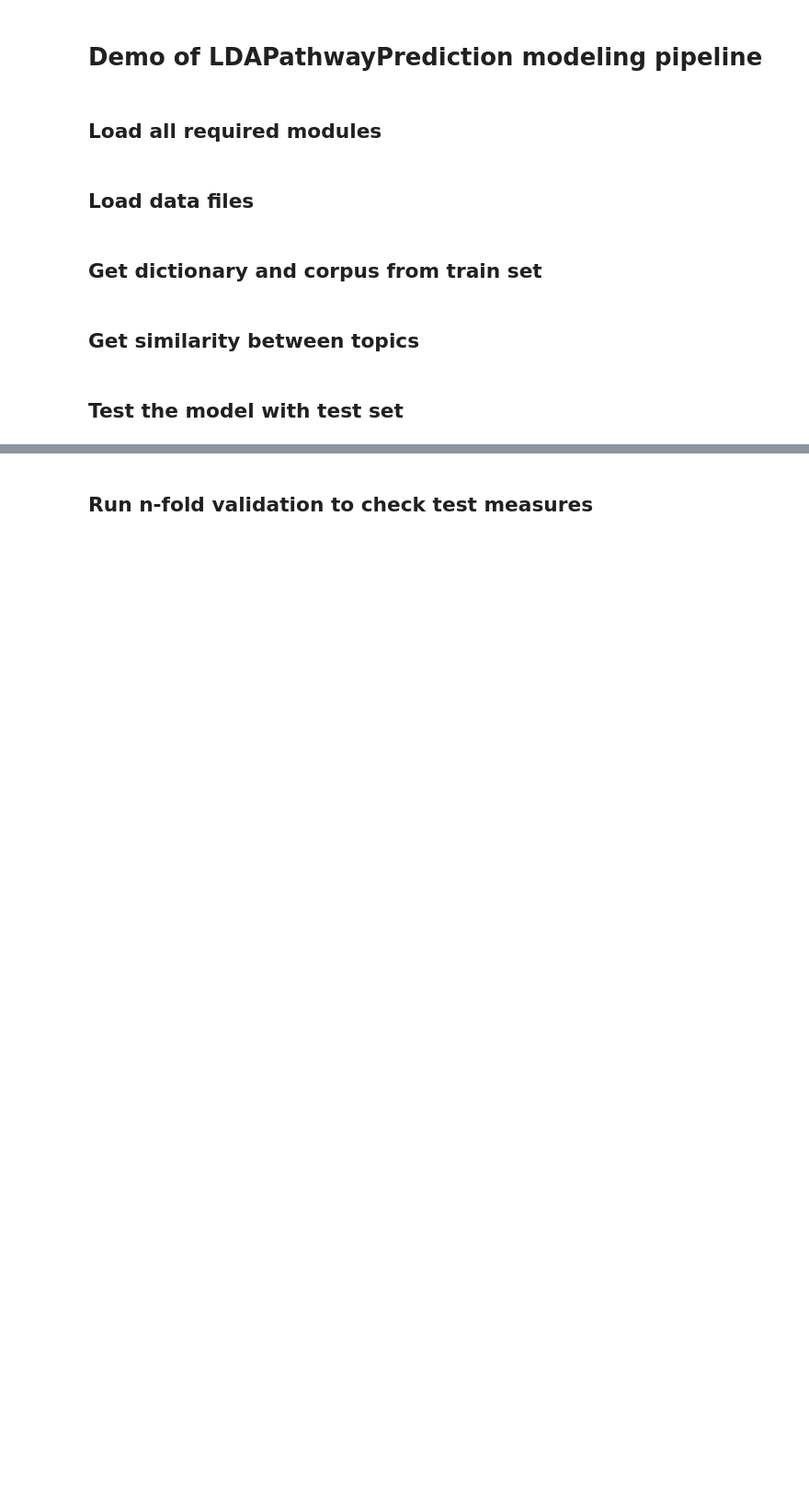
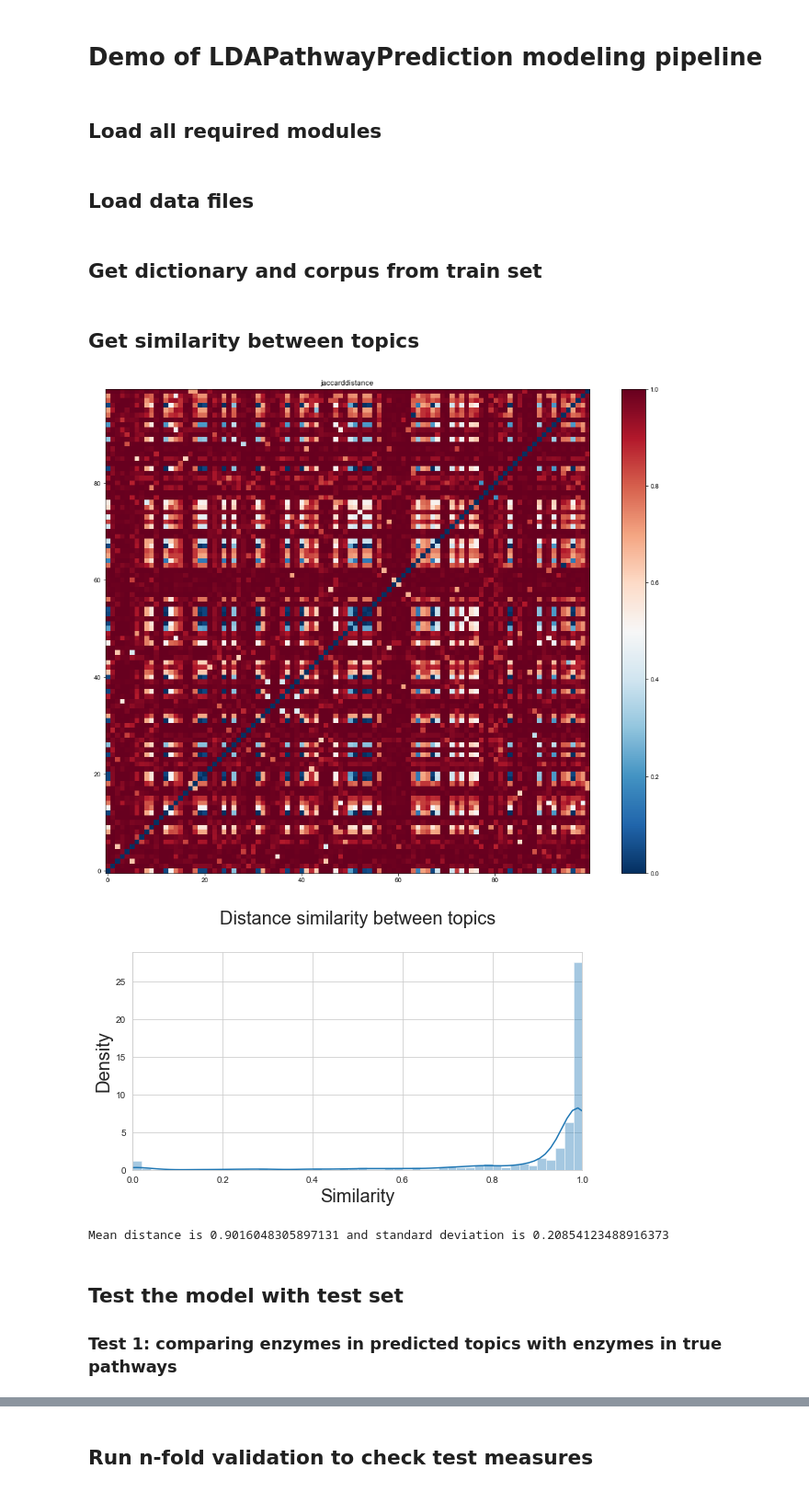
Before and after one commit to saijananiganesan/LDAPathwayPrediction, a Jupyter notebook: src/pyext/Play.ipynb, the cells around one changed output, grey strips where cells are left out. Shown: that part at 92% size. Cells and saved outputs as stored; diff of their text form; code cells hidden in the pictures; blank space fills up the shorter version.

```diff
--- a/src/pyext/Play.ipynb
+++ b/src/pyext/Play.ipynb
@@ -22,9 +22,15 @@ model=Model().MyLDA(corpus,dictionary,num_topics=100,random_state=250,passes=100
 # %% [markdown]
 ## Get similarity between topics
 # %%
-distance_list=Validation().get_topic_similarity(topics=150,model=model,distance='jaccard')
+distance_list=Validation().get_topic_similarity(topics=100,model=model,distance='jaccard')
+# %% [output]
+[figure, added]
+[figure, added]
 # %%
 #higher the value, more dissimilar the topics
 print ("Mean distance is {} and standard deviation is {}".format(np.mean(distance_list),np.std(distance_list)))
+# %% [output]
+Mean distance is 0.9016048305897131 and standard deviation is 0.20854123488916373
 # %% [markdown]
 ## Test the model with test set
+### Test 1: comparing enzymes in predicted topics with enzymes in true pathways
```
Also changed, not shown: parts of 20 cells of this notebook, 14 other files.
